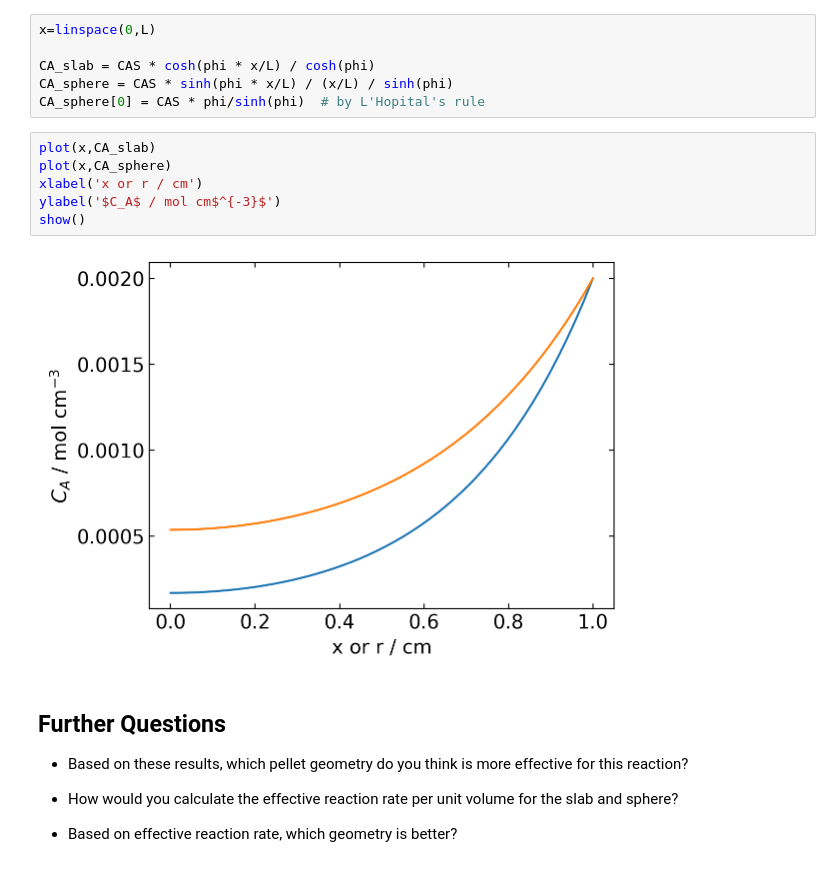
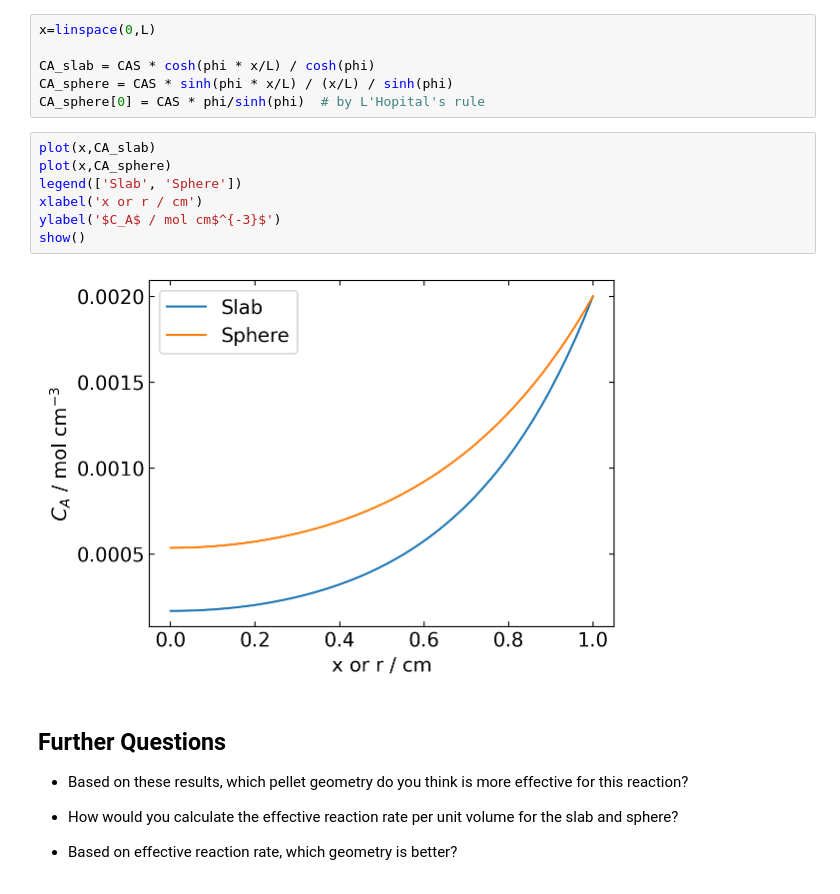
Before and after one commit to scbgroup/python_boot_camp, a Jupyter notebook: python_boot_camp_solution/python_boot_camp_4_sln.ipynb, the cells around one changed output. Drawn from its saved outputs; the diff is of its cells as text.

```diff
--- a/python_boot_camp_solution/python_boot_camp_4_sln.ipynb
+++ b/python_boot_camp_solution/python_boot_camp_4_sln.ipynb
@@ -57,11 +58,12 @@ CA_sphere[0] = CAS * phi/sinh(phi)  # by L'Hopital's rule
 # %%
 plot(x,CA_slab)
 plot(x,CA_sphere)
+legend(['Slab', 'Sphere'])
 xlabel('x or r / cm')
 ylabel('$C_A$ / mol cm$^{-3}$')
 show()
 # %% [output]
-[figure, old version]
+[figure, new version]
 # %% [markdown]
 ## Further Questions
  - Based on these results, which pellet geometry do you think is more effective for this reaction?
```
Also changed, not shown: parts of 1 cell of this notebook, 4 other files.
